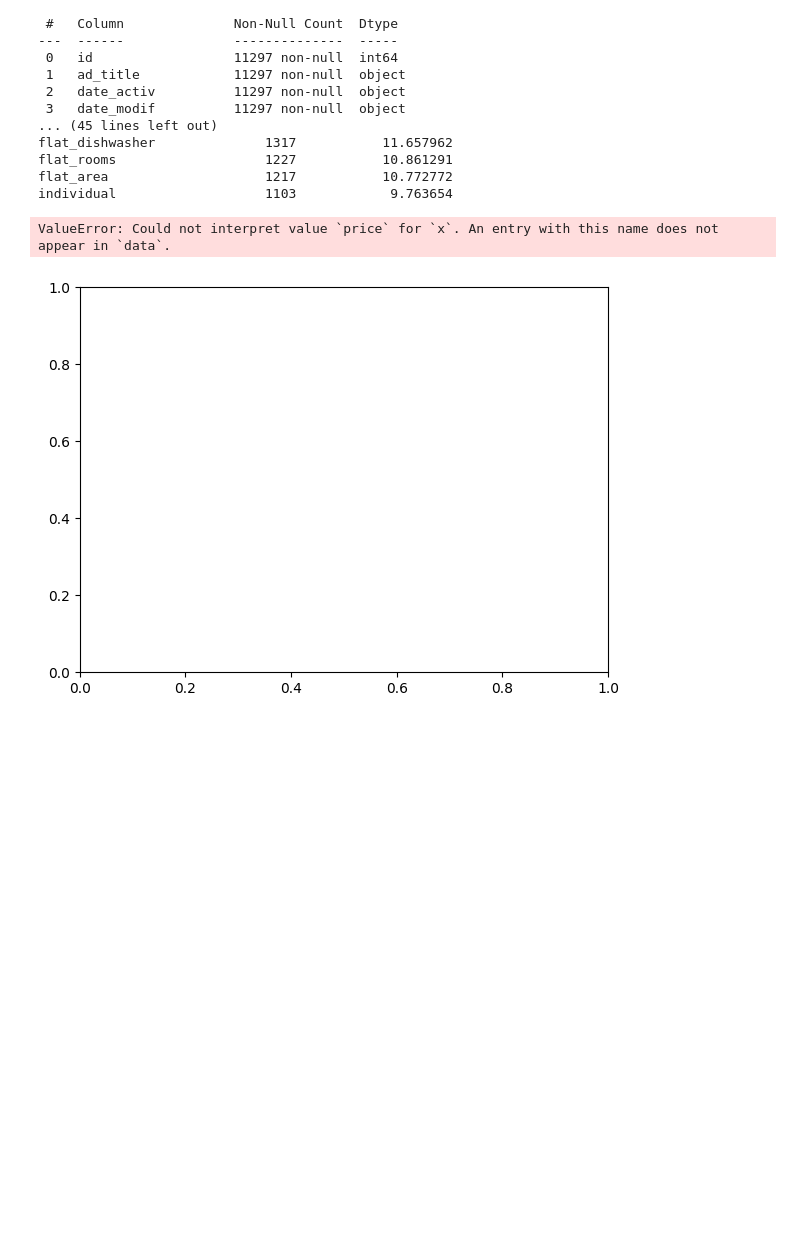
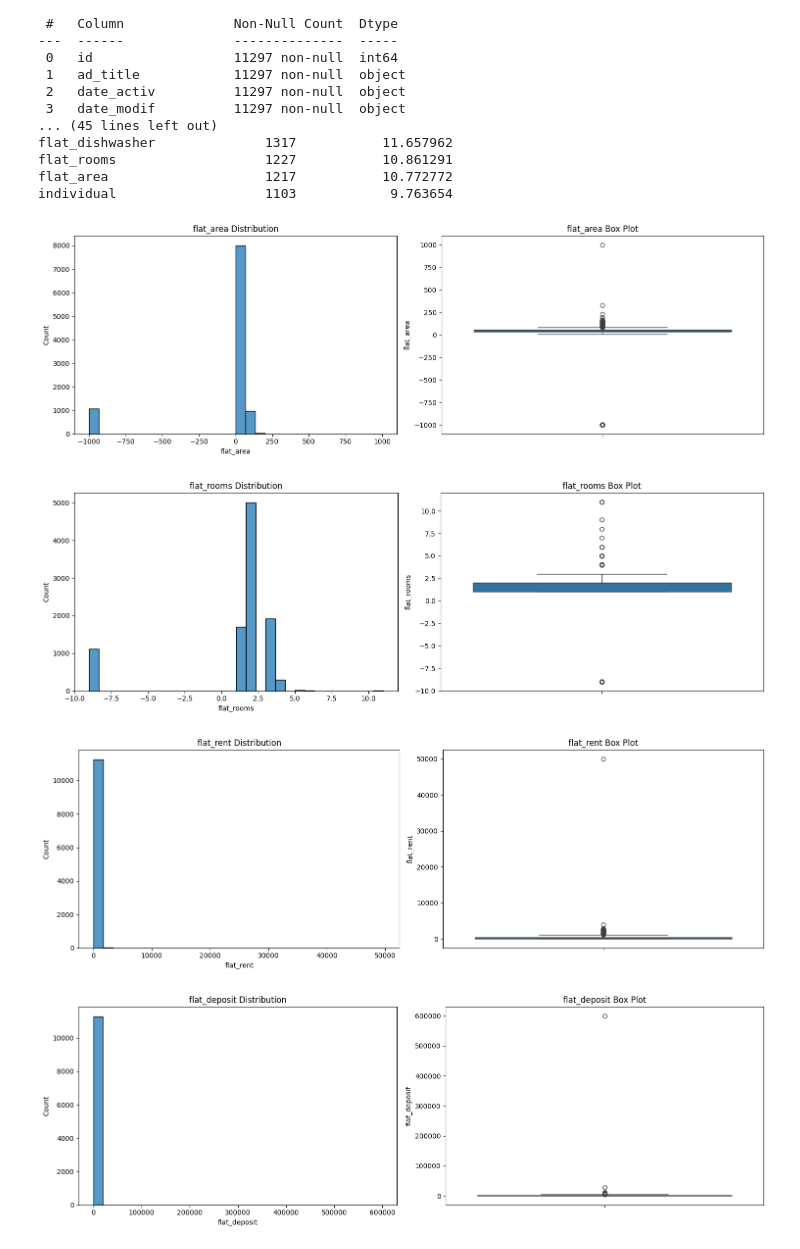
Before and after one commit to Mireg/Missing_data_analysis_project, a Jupyter notebook: notebooks/fe.ipynb, the cells around one changed output. Drawn from its saved outputs; the diff is of its cells as text; code cells hidden in the pictures; blank space fills up the shorter version.

```diff
--- a/notebooks/fe.ipynb
+++ b/notebooks/fe.ipynb
@@ -44,29 +44,33 @@ individual                   1103            9.763654
 # %%
 # Distribution analysis
 def plot_numeric_distributions(df, columns, figsize=(15, 5)):
     """Plot distributions for numeric columns"""
     for col in columns:
         plt.figure(figsize=figsize)
 
         # Histogram
         plt.subplot(1, 2, 1)
         sns.histplot(data=df, x=col, bins=30)
         plt.title(f'{col} Distribution')
 
         # Box plot
         plt.subplot(1, 2, 2)
         sns.boxplot(data=df, y=col)
         plt.title(f'{col} Box Plot')
 
         plt.tight_layout()
         plt.show()
 
 # Analyze numeric columns
-numeric_columns = ['price', 'flat_area', 'flat_rooms', 'flat_rent', 'flat_deposit']
+numeric_columns = [
+    #'price',
+    'flat_area', 'flat_rooms', 'flat_rent', 'flat_deposit']
 plot_numeric_distributions(df, numeric_columns)
 # %% [output]
-ValueError: Could not interpret value `price` for `x`. An entry with this name does not appear in `data`.
-[figure, old version]
+[figure, new version]
+[figure, added]
+[figure, added]
+[figure, added]
 # %%
 # Categorical analysis
 def plot_categorical_counts(df, columns, figsize=(12, 6)):
```
Also changed, not shown: parts of 7 cells of this notebook, 1 other file.
